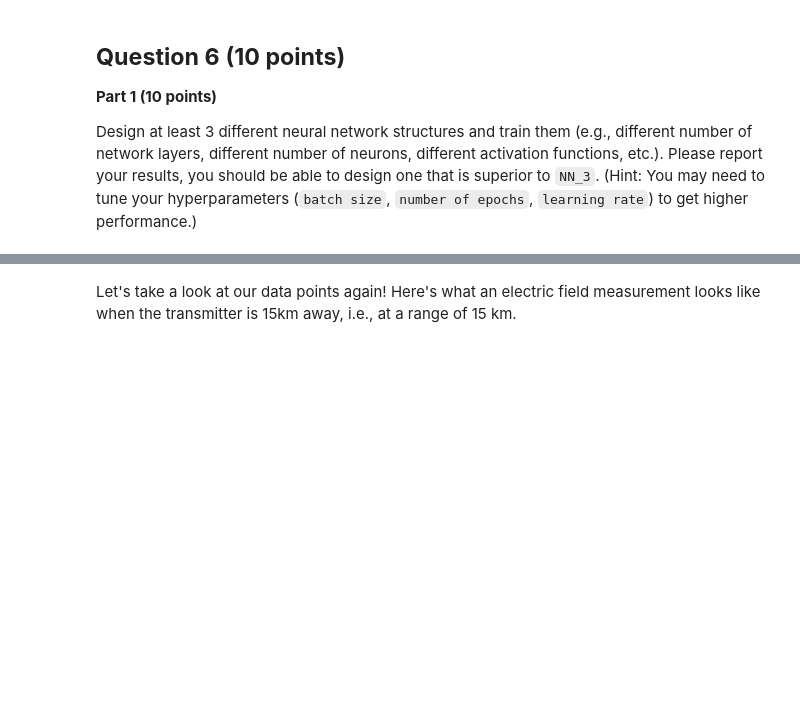
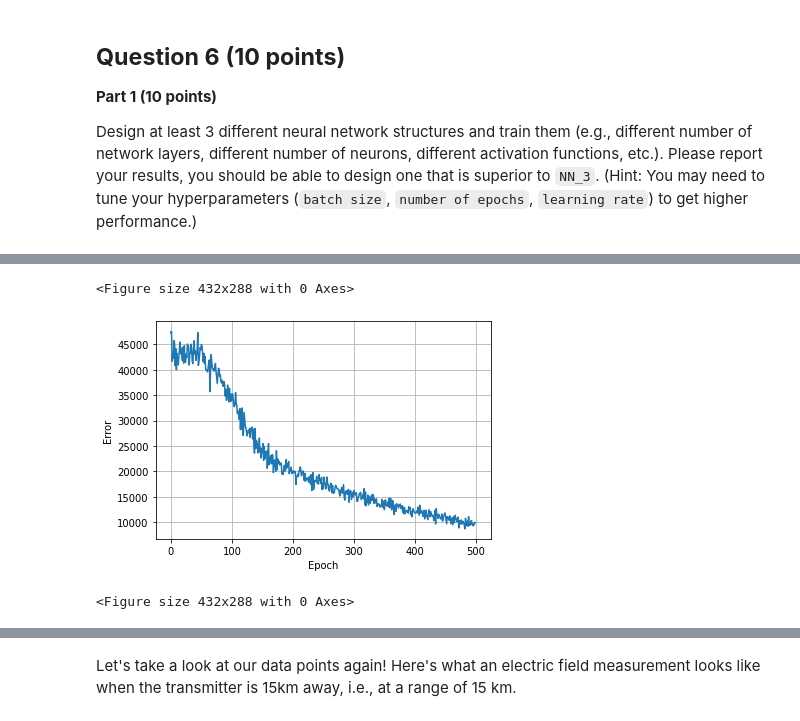
Before and after one commit to RodericGuigoCorominas/PIC-Math-Workshop-on-Data-Science-2022, a Jupyter notebook: CaseStudy_3_NeuralNetwork.ipynb, the cells around one changed output, grey strips where cells are left out. Cells and saved outputs as stored; diff of their text form; code cells hidden in the pictures; blank space fills up the shorter version.

```diff
--- a/CaseStudy_3_NeuralNetwork.ipynb
+++ b/CaseStudy_3_NeuralNetwork.ipynb
@@ -715 +715,12 @@ MAE_train_nn3,MSE_train_nn3,RMSE_train_nn3,R2_train_nn3,MAE_test_nn3,MSE_test_nn
 results.append(["NN_4",MAE_train_nn3,MSE_train_nn3,RMSE_train_nn3,R2_train_nn3,MAE_test_nn3,MSE_test_nn3,RMSE_test_nn3,R2_test_nn3])
+# %%
+plt.plot(losses)
+plt.grid()
+plt.xlabel("Epoch")
+plt.ylabel("Error")
+
+plt.figure()
+# %% [output]
+<Figure size 432x288 with 0 Axes>
+[figure, added]
+<Figure size 432x288 with 0 Axes>
```
Also changed, not shown: parts of 14 cells of this notebook.
